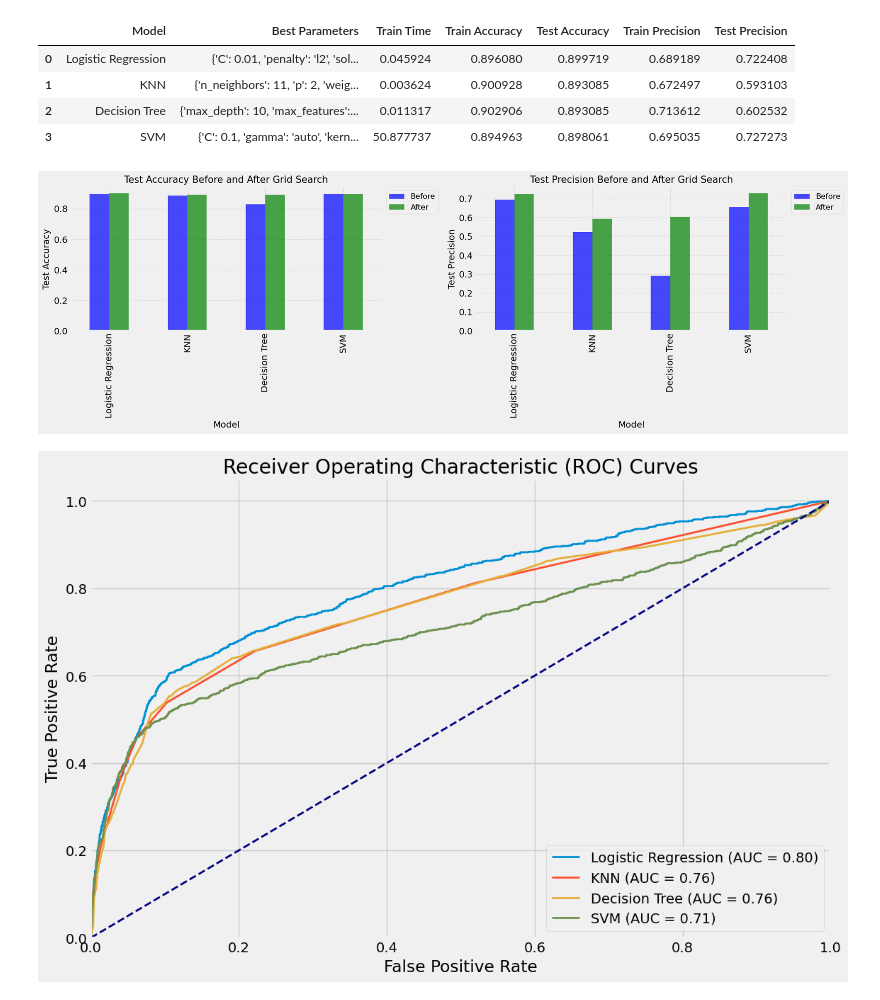
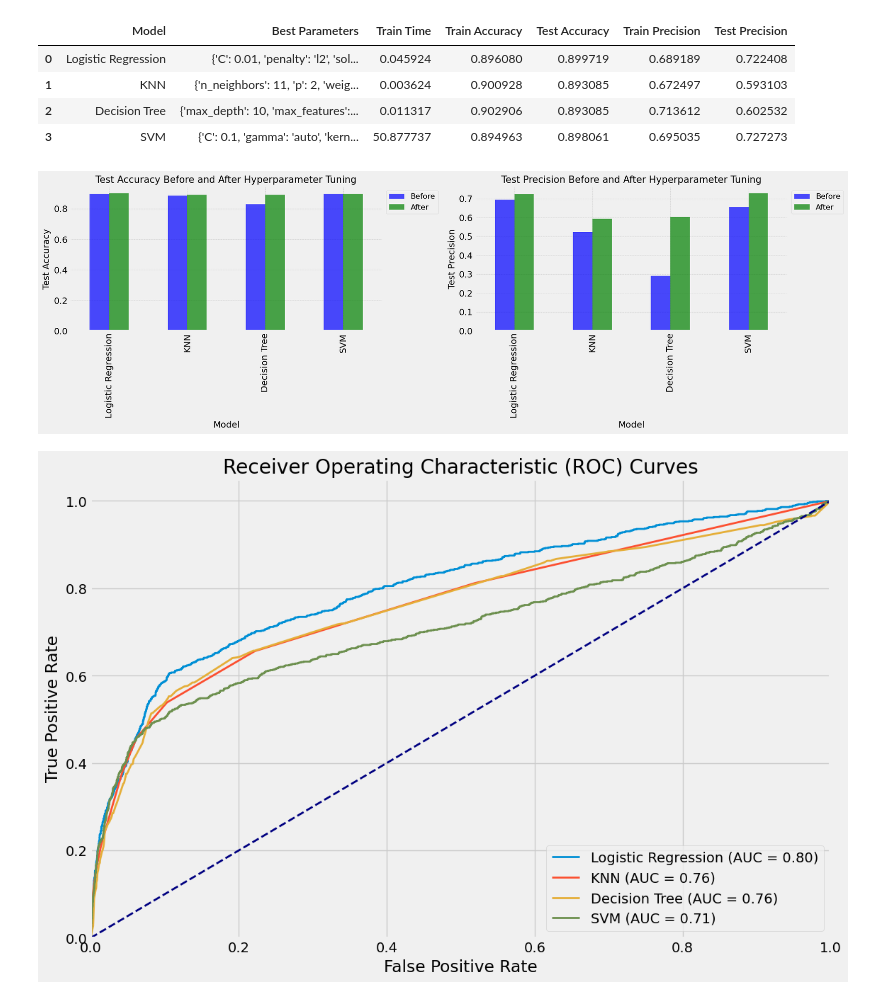
Before and after one commit to tildahh/MLBankMarketingAnalysis, a Jupyter notebook: prompt_III.ipynb, the cells around one changed output. Drawn from its saved outputs; the diff is of its cells as text; code cells hidden in the pictures.

```diff
--- a/prompt_III.ipynb
+++ b/prompt_III.ipynb
@@ -857,8 +795,3 @@ not subscribed       0.91      0.99      0.95      6919
       accuracy                           0.90      7838
      macro avg       0.80      0.62      0.66      7838
   weighted avg       0.88      0.90      0.88      7838
-# %%
-cm = confusion_matrix(y_train, y_preds_train_log, labels = logreg.classes_)
-disp = ConfusionMatrixDisplay(confusion_matrix= cm)
-disp.plot()
-plt.show()
@@ -894,10 +824,6 @@ for name, model in models.items():
     precision_train = precision_score(y_train, y_pred_train)
     precision_test = precision_score(y_test, y_pred_test)
     results.append([name, train_time, train_acc, test_acc, precision_train, precision_test])
-
-    # Get feature importances for models that support it
-    if hasattr(model, 'feature_importances_'):
-        feature_importances[name] = model.feature_importances_
 # %%
 results_df = pd.DataFrame(results, columns=['Model', 'Train Time (s)', 'Train Accuracy', 'Test Accuracy', 'Train Precision', 'Test Precision'])
 display(results_df)
@@ -1145,27 +1073,27 @@ Model Results after Grid Search
 | 2 | Decision Tree | {'max_depth': 10, 'max_features':... | 0.011317 | 0.902906 | 0.893085 | 0.713612 | 0.602532 |
 | 3 | SVM | {'C': 0.1, 'gamma': 'auto', 'kern... | 50.877737 | 0.894963 | 0.898061 | 0.695035 | 0.727273 |
 # %%
-comparison_df = pd.merge(results_df[['Model', 'Test Accuracy', 'Test Precision']],
-                         final_results_df[['Model', 'Test Accuracy', 'Test Precision']],
+comparison_df = pd.merge(results_df[['Model', 'Train Accuracy', 'Test Accuracy', 'Train Precision', 'Test Precision']],
+                         final_results_df[['Model', 'Train Accuracy', 'Test Accuracy', 'Train Precision', 'Test Precision']],
                          on='Model', suffixes=('_Before', '_After'))
 
 fig, axes = plt.subplots(1, 2, figsize=(18, 6))
 comparison_df.plot(x='Model', y=['Test Accuracy_Before', 'Test Accuracy_After'], kind='bar', ax=axes[0], color=['blue', 'green'], alpha=0.7)
-axes[0].set_title('Test Accuracy Before and After Grid Search', fontsize = 15)
+axes[0].set_title('Test Accuracy Before and After Hyperparameter Tuning', fontsize = 15)
 axes[0].set_ylabel('Test Accuracy', fontsize = 14)
 axes[0].set_xlabel('Model', fontsize=14)
 axes[0].legend(['Before', 'After'],loc='best', bbox_to_anchor=(1, 1), fontsize=12)
 axes[0].grid(True, which='both', linestyle='--', linewidth=0.5)
 
 comparison_df.plot(x='Model', y=['Test Precision_Before', 'Test Precision_After'], kind='bar', ax=axes[1], color=['blue', 'green'], alpha=0.7)
-axes[1].set_title('Test Precision Before and After Grid Search', fontsize = 15)
+axes[1].set_title('Test Precision Before and After Hyperparameter Tuning', fontsize = 15)
 axes[1].set_ylabel('Test Precision', fontsize = 14)
 axes[1].set_xlabel('Model', fontsize=14)
 axes[1].legend(['Before', 'After'],loc='best', bbox_to_anchor=(1, 1), fontsize=12)
 axes[1].grid(True, which='both', linestyle='--', linewidth=0.5)
 plt.tight_layout()
 plt.savefig('model_performance_comparison.png')
 plt.show()
 # %% [output]
-[figure, old version]
+[figure, new version]
 # %%
```
Also changed, not shown: parts of 32 cells of this notebook, 3 other files.
